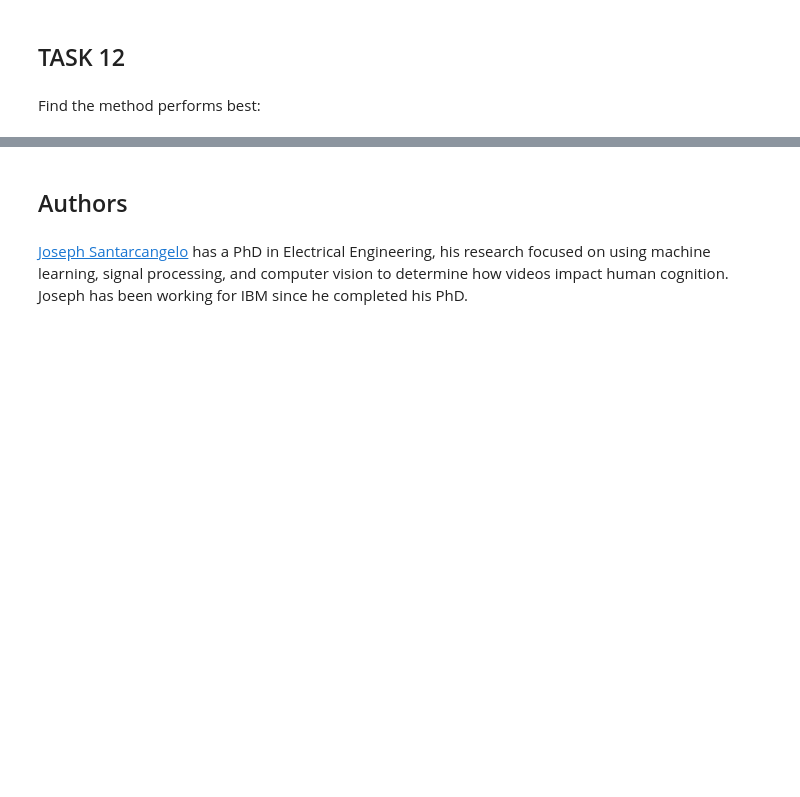
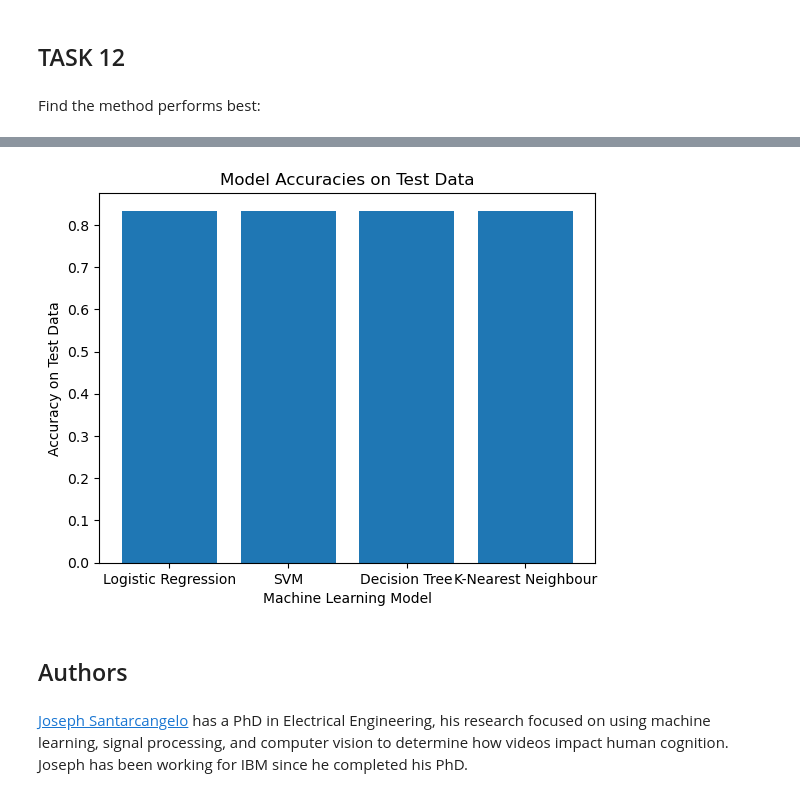
Before and after one commit to CB-git-bit/DataScience_Learning, a Jupyter notebook: SpaceX_Machine Learning Prediction_Part_5.ipynb, the cells around one changed output, grey strips where cells are left out. Drawn from its saved outputs; the diff is of its cells as text; code cells hidden in the pictures; blank space fills up the shorter version.

```diff
--- a/SpaceX_Machine Learning Prediction_Part_5.ipynb
+++ b/SpaceX_Machine Learning Prediction_Part_5.ipynb
@@ -340,3 +388,16 @@ The method that performs the best is:  Logistic Regression
+# %%
+import matplotlib.pyplot as plt
+
+model_names = list(accuracies_on_test_data.keys())
+accuracy_scores = list(accuracies_on_test_data.values())
+
+plt.bar(model_names, accuracy_scores)
+plt.xlabel('Machine Learning Model')
+plt.ylabel('Accuracy on Test Data')
+plt.title('Model Accuracies on Test Data')
+plt.show()
+# %% [output]
+[figure, added]
 # %% [markdown]
 ## Authors
 # %% [markdown]
```
Also changed, not shown: parts of 10 cells of this notebook.
